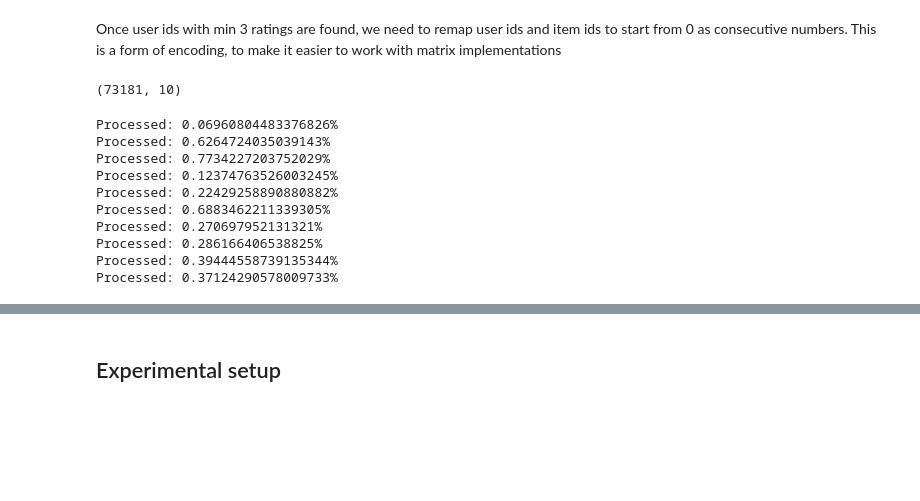
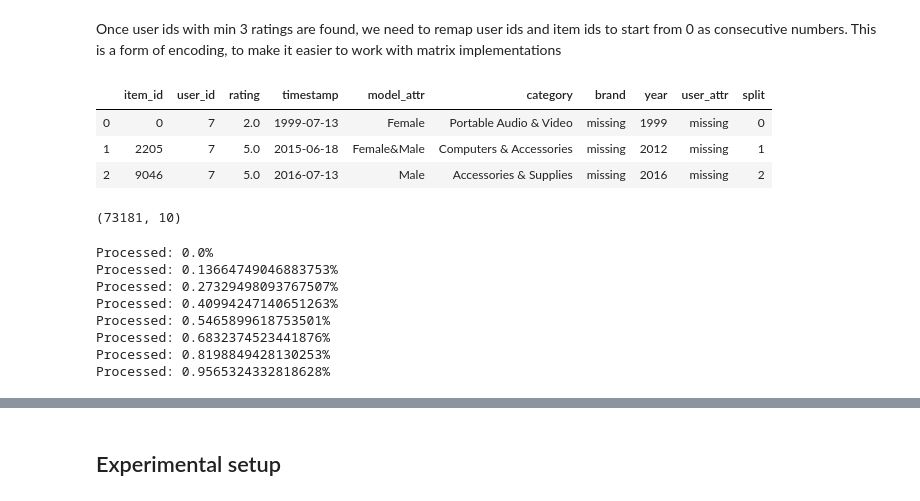
Before and after one commit to maddataanalyst/deepautorec_paper, a Jupyter notebook: notebooks/recommendation_engine_test.ipynb, the cells around one changed output, grey strips where cells are left out. Saved outputs shown, nothing was run; the diff lists cells and outputs as text; code cells hidden in the pictures; blank space fills up the shorter version.

```diff
--- a/notebooks/recommendation_engine_test.ipynb
+++ b/notebooks/recommendation_engine_test.ipynb
@@ -25,6 +26,16 @@ from tqdm import trange
 %matplotlib inline
 # %% [markdown]
 # Data prep
+# %%
+download_new_data = False
+# %%
+DATA_PATH = os.path.join(os.pardir, "data", "processed")
+RAW_DATA_FILENAME = os.path.join(DATA_PATH, "raw_data.csv")
 # %%
-url="https://raw.githubusercontent.com/MengtingWan/marketBias/master/data/df_electronics.csv"
-s=requests.get(url).content
+if download_new_data:
+    url="https://raw.githubusercontent.com/MengtingWan/marketBias/master/data/df_electronics.csv"
+    s=requests.get(url).content
+    raw_data = pd.read_csv(io.StringIO(s.decode('utf-8')), sep=",")
+    raw_data.to_csv(RAW_DATA_FILENAME, index=False)
+else:
+    raw_data = pd.read_csv(RAW_DATA_FILENAME)
@@ -186,7 +196,15 @@ unique_user_ids_min_ratings = user_ids_min_ratings.unique()
 # %% [markdown]
 Once user ids with min 3 ratings are found, we need to remap user ids and item ids to start from 0 as consecutive numbers. This is a form of encoding, to make it easier to work with matrix implementations
 # %%
-raw_data_min_3_ratings = raw_data.loc[raw_data.user_id.isin(unique_user_ids_min_ratings), :]
+raw_data_min_3_ratings = raw_data.loc[raw_data.user_id.isin(unique_user_ids_min_ratings), :].copy()
+raw_data_min_3_ratings = raw_data_min_3_ratings.reset_index().drop("index", axis=1)
+# %%
+raw_data_min_3_ratings.head(3)
+# %% [output]
+|  | item_id | user_id | rating | timestamp | model_attr | category | brand | year | user_attr | split |
+| 0 | 0 | 7 | 2.0 | 1999-07-13 | Female | Portable Audio & Video | missing | 1999 | missing | 0 |
+| 1 | 2205 | 7 | 5.0 | 2015-06-18 | Female&Male | Computers & Accessories | missing | 2012 | missing | 1 |
+| 2 | 9046 | 7 | 5.0 | 2016-07-13 | Male | Accessories & Supplies | missing | 2016 | missing | 2 |
 # %%
 uid_le = LabelEncoder()
 uid_encoded_consecutive = uid_le.fit_transform(raw_data_min_3_ratings.user_id)
@@ -213,18 +231,16 @@ for row_idx, row in raw_data_min_3_ratings.iterrows():
     rating = row['rating']
     user_item_matrix[uidx, iidx] = rating
     if row_idx % 10000 == 0:
-        print(f"Processed: {row_idx / float(raw_data.shape[0])}%")
+        print(f"Processed: {row_idx / float(raw_data_min_3_ratings.shape[0])}%")
 # %% [output]
-Processed: 0.06960804483376826%
-Processed: 0.6264724035039143%
-Processed: 0.7734227203752029%
-Processed: 0.12374763526003245%
-Processed: 0.22429258890880882%
-Processed: 0.6883462211339305%
-Processed: 0.270697952131321%
-Processed: 0.286166406538825%
-Processed: 0.39444558739135344%
-Processed: 0.37124290578009733%
+Processed: 0.0%
+Processed: 0.13664749046883753%
+Processed: 0.27329498093767507%
+Processed: 0.40994247140651263%
+Processed: 0.5465899618753501%
+Processed: 0.6832374523441876%
+Processed: 0.8198849428130253%
+Processed: 0.9565324332818628%
 # %%
 raw_data_min_3_ratings.iloc[100]
 # %% [output]
```
Also changed, not shown: parts of 7 cells of this notebook, 4 other files.
